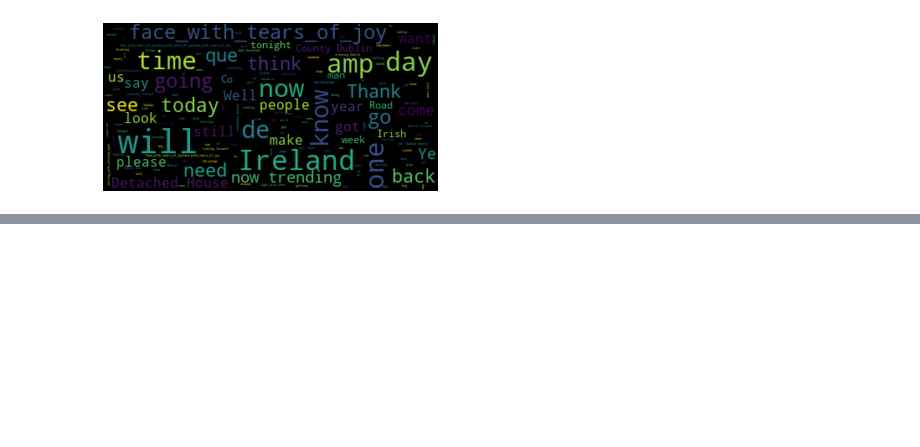
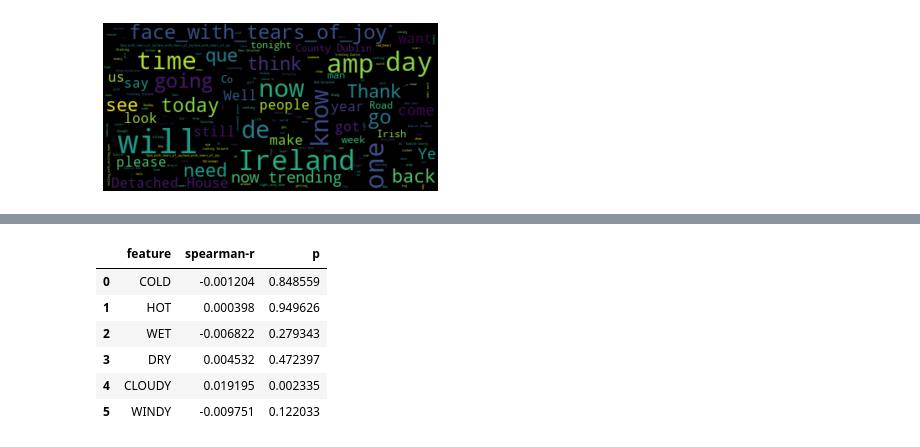
Before and after one commit to johnstcn/cs7is4group4, a Jupyter notebook: colab-notebook/TA_G4.ipynb, the cells around one changed output, grey strips where cells are left out. Saved outputs shown, nothing was run; the diff lists cells and outputs as text; code cells hidden in the pictures; blank space fills up the shorter version.

```diff
--- a/colab-notebook/TA_G4.ipynb
+++ b/colab-notebook/TA_G4.ipynb
@@ -662,0 +677,20 @@ plt.show()
+# %%
+from scipy import stats
+weather_data_combined_all_cats = pd.merge(combined_data, weather_data, left_on='tweet_created_at_date', right_on='date')
+wdf = weather_data_combined_all_cats
+rdf = pd.DataFrame(columns=['feature', 'spearman-r', 'p'])
+rdf = rdf.append(pd.Series(['COLD', *stats.pearsonr(wdf['polarity'], wdf['COLD'])], index=rdf.columns), ignore_index=True)
+rdf = rdf.append(pd.Series(['HOT', *stats.pearsonr(wdf['polarity'], wdf['HOT'])], index=rdf.columns), ignore_index=True)
+rdf = rdf.append(pd.Series(['WET', *stats.pearsonr(wdf['polarity'], wdf['WET'])], index=rdf.columns), ignore_index=True)
+rdf = rdf.append(pd.Series(['DRY', *stats.pearsonr(wdf['polarity'], wdf['DRY'])], index=rdf.columns), ignore_index=True)
+rdf = rdf.append(pd.Series(['CLOUDY', *stats.pearsonr(wdf['polarity'], wdf['CLOUDY'])], index=rdf.columns), ignore_index=True)
+rdf = rdf.append(pd.Series(['WINDY', *stats.pearsonr(wdf['polarity'], wdf['WINDY'])], index=rdf.columns), ignore_index=True)
+rdf
+# %% [output]
+|  | feature | spearman-r | p |
+| 0 | COLD | -0.001204 | 0.848559 |
+| 1 | HOT | 0.000398 | 0.949626 |
+| 2 | WET | -0.006822 | 0.279343 |
+| 3 | DRY | 0.004532 | 0.472397 |
+| 4 | CLOUDY | 0.019195 | 0.002335 |
+| 5 | WINDY | -0.009751 | 0.122033 |
```
Also changed, not shown: parts of 6 cells of this notebook.
